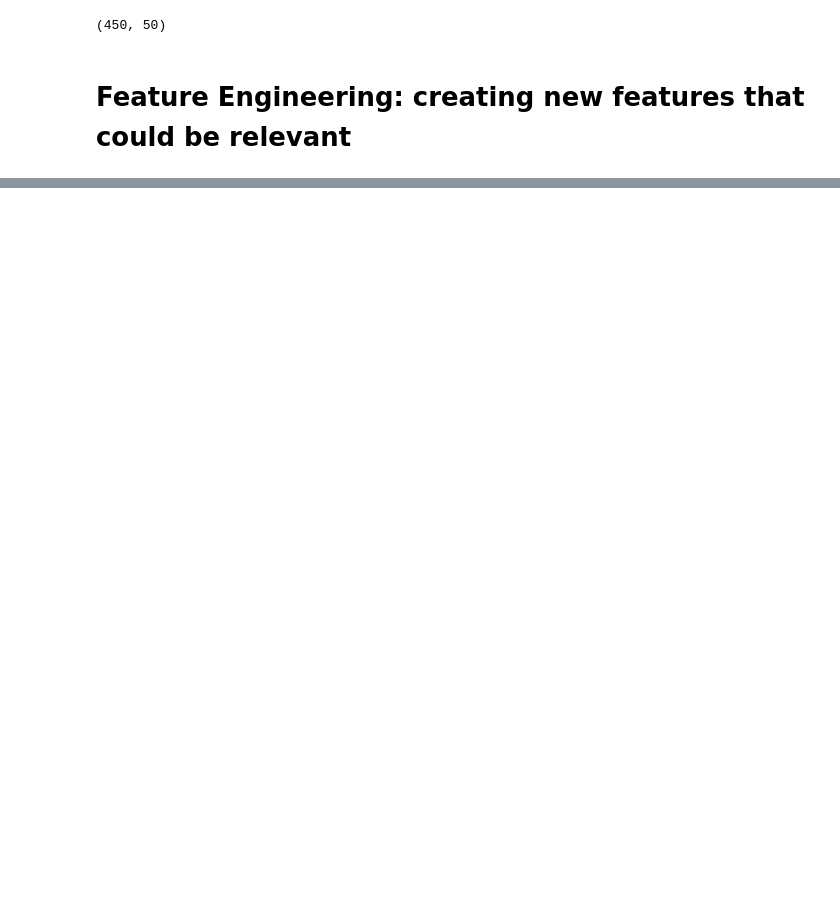
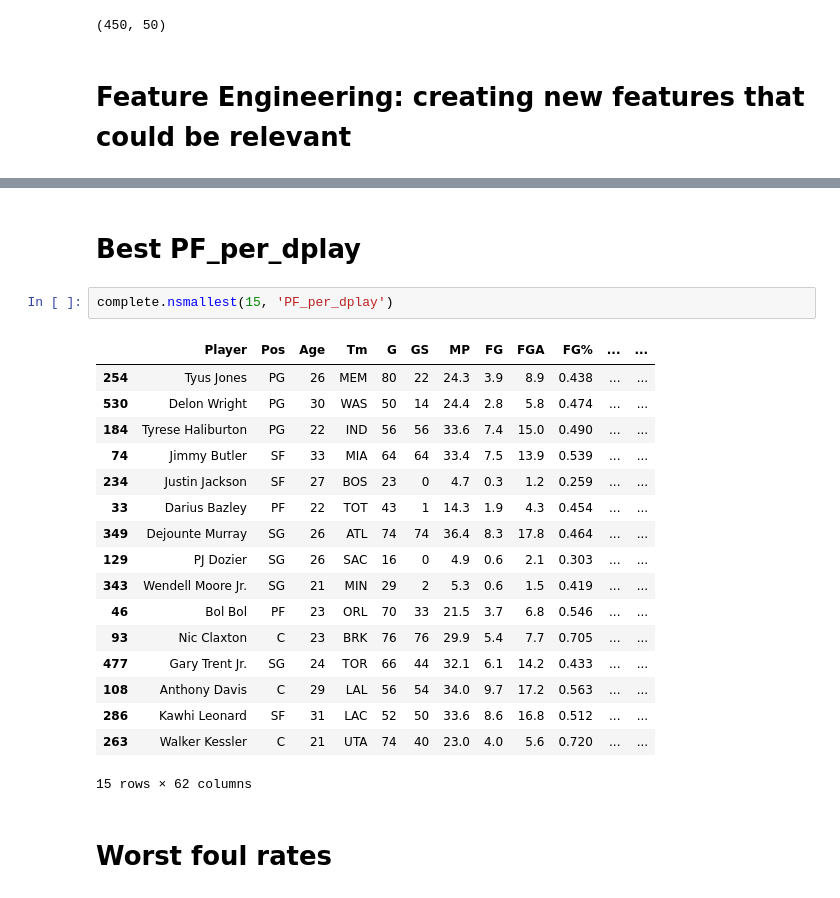
Before and after one commit to mnocerino23/NBA-Player-Classifier, a Jupyter notebook: featureEngineering.ipynb, the cells around one changed output, grey strips where cells are left out. Drawn from its saved outputs; the diff is of its cells as text; blank space fills up the shorter version.

```diff
--- a/featureEngineering.ipynb
+++ b/featureEngineering.ipynb
@@ -79,0 +189,24 @@ complete.shape
+# %% [markdown]
+# Best PF_per_dplay
+# %%
+complete.nsmallest(15, 'PF_per_dplay')
+# %% [output]
+|  | Player | Pos | Age | Tm | G | GS | MP | FG | FGA | FG% | ... | ... |
+| 254 | Tyus Jones | PG | 26 | MEM | 80 | 22 | 24.3 | 3.9 | 8.9 | 0.438 | ... | ... |
+| 530 | Delon Wright | PG | 30 | WAS | 50 | 14 | 24.4 | 2.8 | 5.8 | 0.474 | ... | ... |
+| 184 | Tyrese Haliburton | PG | 22 | IND | 56 | 56 | 33.6 | 7.4 | 15.0 | 0.490 | ... | ... |
+| 74 | Jimmy Butler | SF | 33 | MIA | 64 | 64 | 33.4 | 7.5 | 13.9 | 0.539 | ... | ... |
+| 234 | Justin Jackson | SF | 27 | BOS | 23 | 0 | 4.7 | 0.3 | 1.2 | 0.259 | ... | ... |
+| 33 | Darius Bazley | PF | 22 | TOT | 43 | 1 | 14.3 | 1.9 | 4.3 | 0.454 | ... | ... |
+| 349 | Dejounte Murray | SG | 26 | ATL | 74 | 74 | 36.4 | 8.3 | 17.8 | 0.464 | ... | ... |
+| 129 | PJ Dozier | SG | 26 | SAC | 16 | 0 | 4.9 | 0.6 | 2.1 | 0.303 | ... | ... |
+| 343 | Wendell Moore Jr. | SG | 21 | MIN | 29 | 2 | 5.3 | 0.6 | 1.5 | 0.419 | ... | ... |
+| 46 | Bol Bol | PF | 23 | ORL | 70 | 33 | 21.5 | 3.7 | 6.8 | 0.546 | ... | ... |
+| 93 | Nic Claxton | C | 23 | BRK | 76 | 76 | 29.9 | 5.4 | 7.7 | 0.705 | ... | ... |
+| 477 | Gary Trent Jr. | SG | 24 | TOR | 66 | 44 | 32.1 | 6.1 | 14.2 | 0.433 | ... | ... |
+| 108 | Anthony Davis | C | 29 | LAL | 56 | 54 | 34.0 | 9.7 | 17.2 | 0.563 | ... | ... |
+| 286 | Kawhi Leonard | SF | 31 | LAC | 52 | 50 | 33.6 | 8.6 | 16.8 | 0.512 | ... | ... |
+| 263 | Walker Kessler | C | 21 | UTA | 74 | 40 | 23.0 | 4.0 | 5.6 | 0.720 | ... | ... |
+15 rows × 62 columns
+# %% [markdown]
+# Worst foul rates
```
Also changed, not shown: parts of 17 cells of this notebook.
